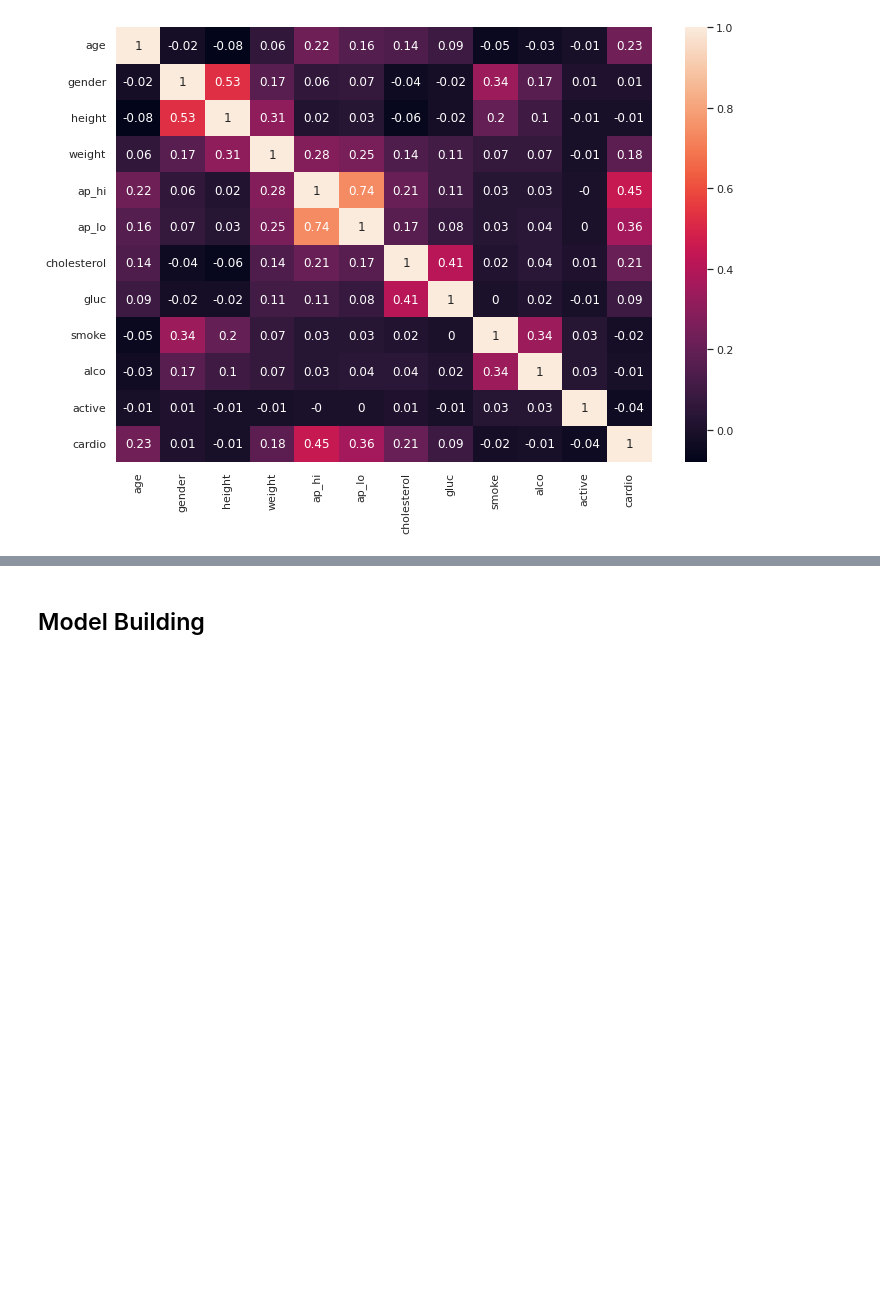
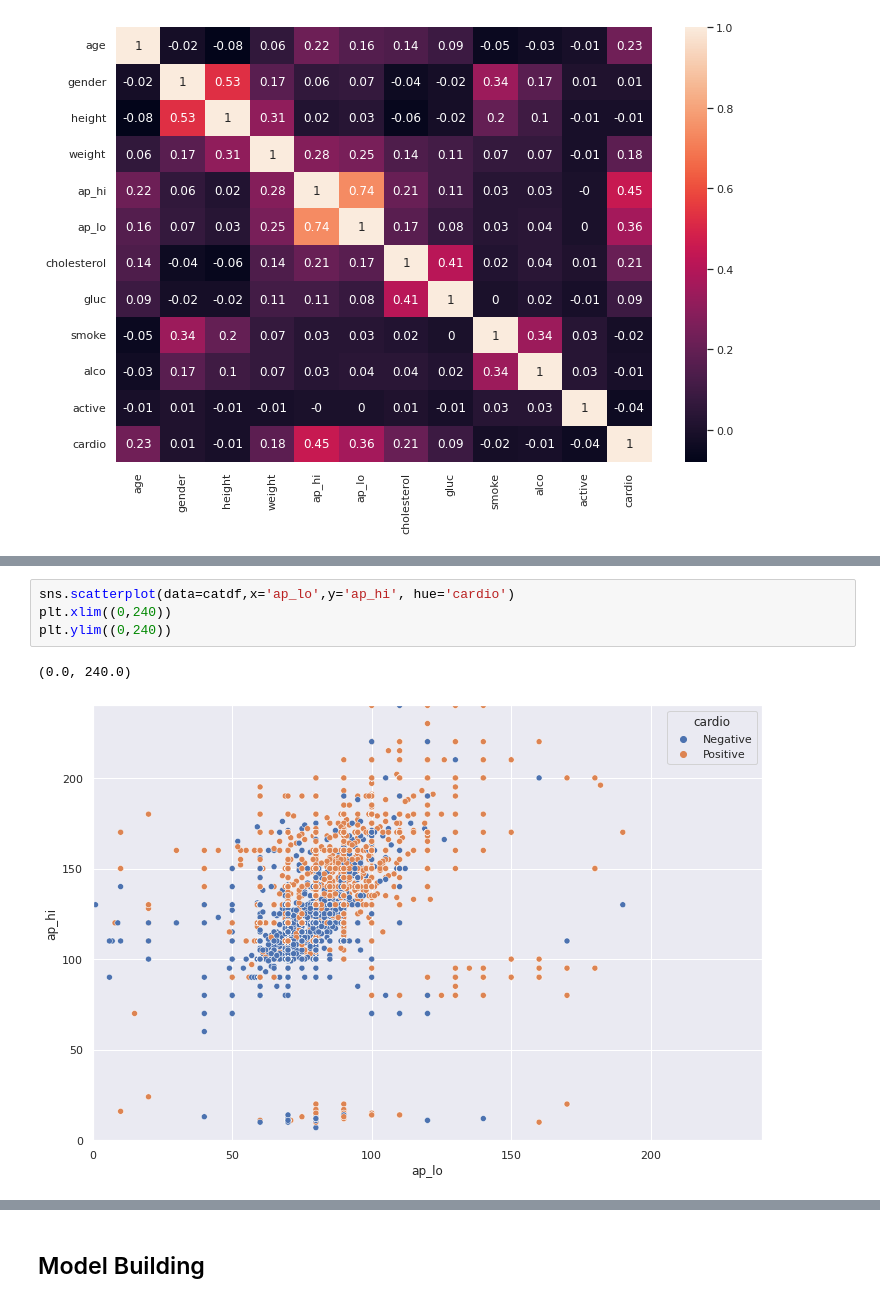
Before and after one commit to HumanClone/Logistic-Regression, a Jupyter notebook: Logistic Regression P2.ipynb, the cells around one changed output, grey strips where cells are left out. Saved outputs shown, nothing was run; the diff lists cells and outputs as text; blank space fills up the shorter version.

```diff
--- a/Logistic Regression P2.ipynb
+++ b/Logistic Regression P2.ipynb
@@ -305,0 +317,7 @@ From the above heatmap it is evident that the most impacting features that contr
+# %%
+sns.scatterplot(data=catdf,x='ap_lo',y='ap_hi', hue='cardio')
+plt.xlim((0,240))
+plt.ylim((0,240))
+# %% [output]
+(0.0, 240.0)
+[figure, added]
```
Also changed, not shown: parts of 10 cells of this notebook.
